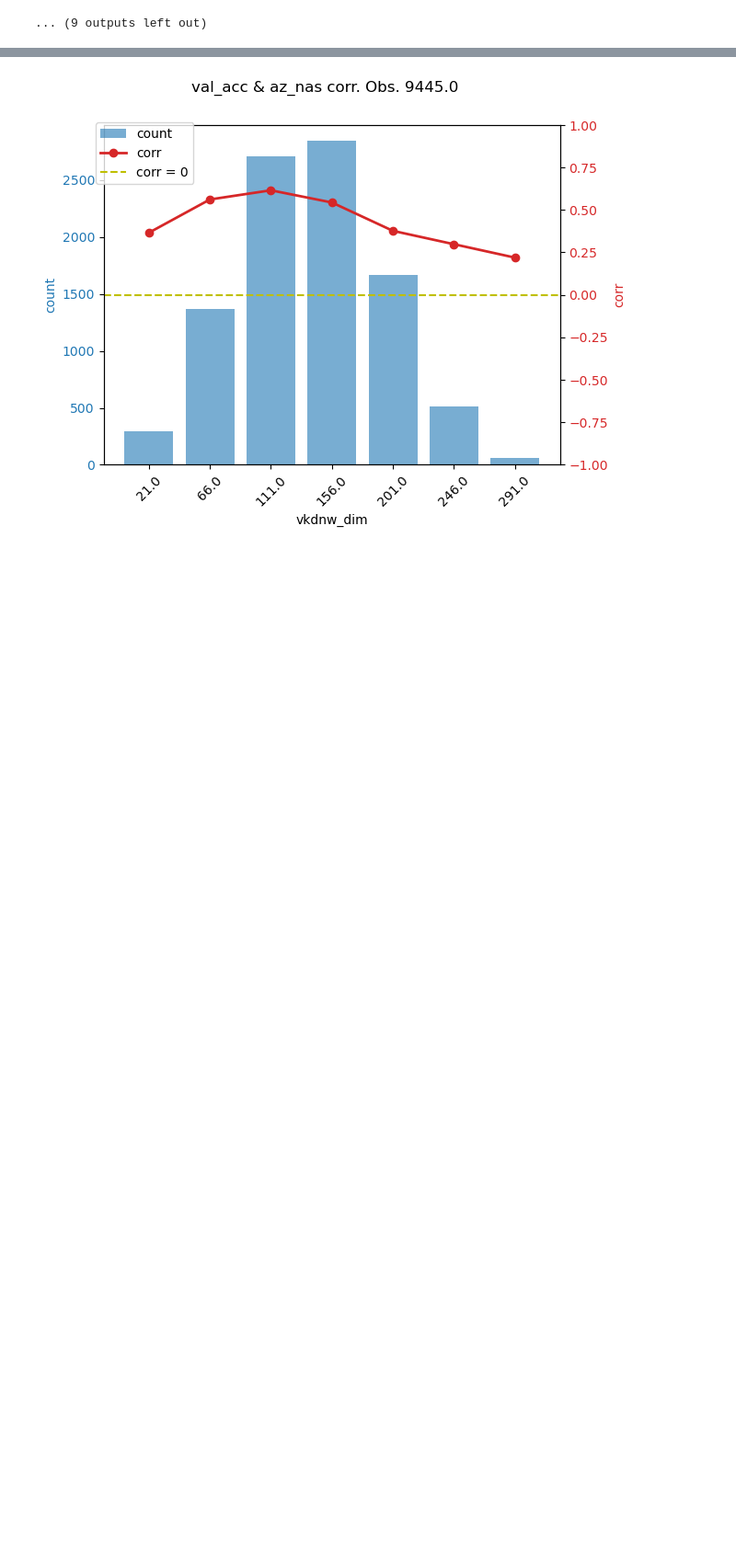
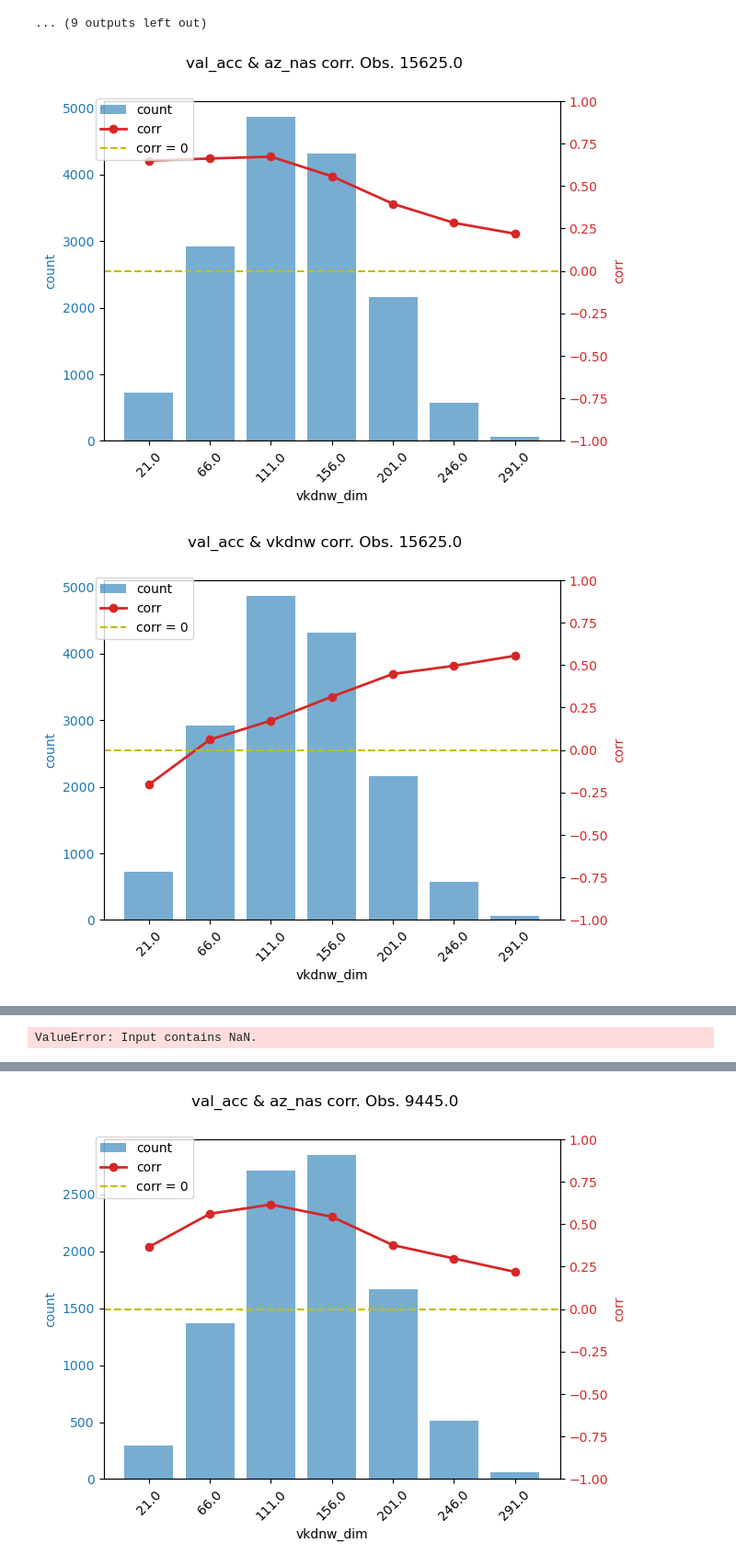
Before and after one commit to ondratybl/VKDNW, a Jupyter notebook: NB201/tss_general.ipynb, the cells around one changed output, grey strips where cells are left out. Shown at 92% size. Saved outputs shown, nothing was run; the diff lists cells and outputs as text; code cells hidden in the pictures; blank space fills up the shorter version.

```diff
--- a/NB201/tss_general.ipynb
+++ b/NB201/tss_general.ipynb
@@ -855,3 +855,15 @@ def plot_stats(grouped, group, target, pred):
 
     #plt.savefig(f'data/{pred}_corr_per_{group}.jpg', format='jpg')
     plt.show()
+# %%
+log = pd.DataFrame(columns=['pred_name', 'kendall', 'spearman', 'pearson', 'gain_norm','gain_exp', 'gain_log', 'auc_roc', 'auc_pr', 'auc_pr10'])
+for pred in ['az_nas', 'vkdnw', 'vkdnw_a', 'vkdnw_b', 'vkdnw_c'] + ['jacov', 'gradsign', 'zico', 'zen', 'grad_norm', 'naswot', 'synflow', 'snip', 'grasp', 'te_nas', 'zen']:
+    results_all.loc[results_all[pred]==-np.inf, pred] = -10**10
+    plot_stats(get_stats(results_all, 'vkdnw_dim', 'val_acc', pred), 'vkdnw_dim', 'val_acc', pred)
+    log = pd.concat([
+        log,
+        pd.DataFrame(get_metrics(results_all, pred, show_plot=False)),
+    ])
+# %% [output]
+[figure, added]
+[figure, added]
@@ -857,0 +874 @@ def plot_stats(grouped, group, target, pred):
+ValueError: Input contains NaN.
```
Also changed, not shown: parts of 2 cells of this notebook, 3 other files.
